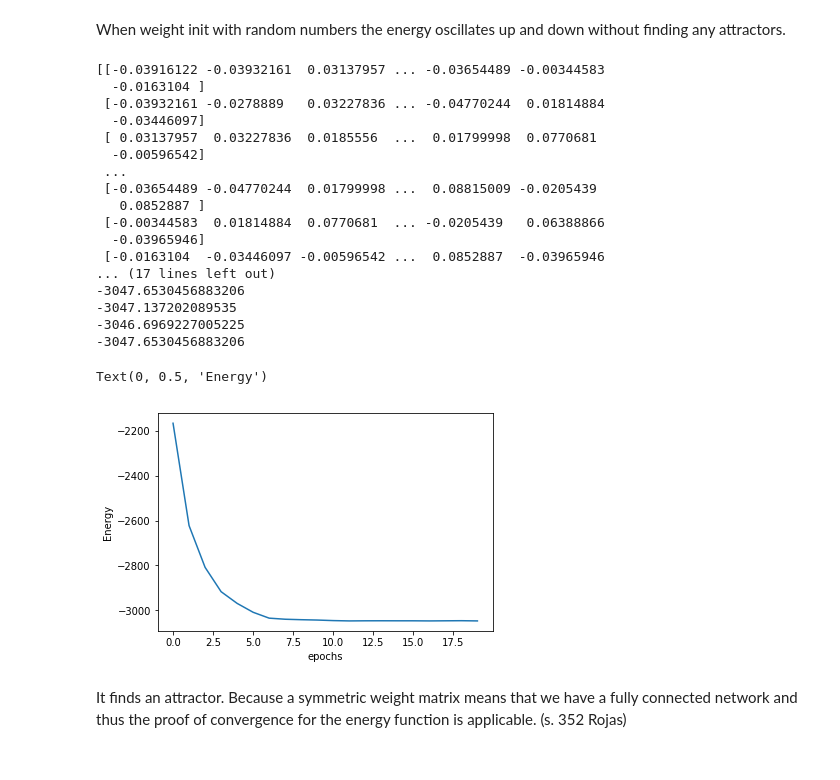
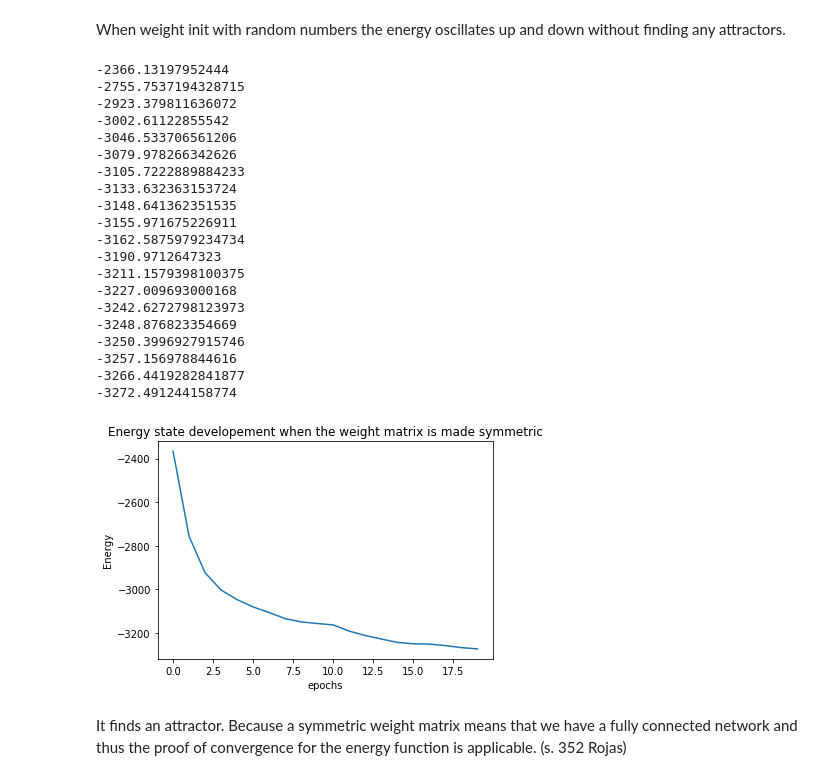
Before and after one commit to smallgreycreatures/DD2437, a Jupyter notebook: lab3/3.3.ipynb, the cells around one changed output. Saved outputs shown, nothing was run; the diff lists cells and outputs as text; code cells hidden in the pictures.

Commit message:
plots are lookin good!

```diff
--- a/lab3/3.3.ipynb
+++ b/lab3/3.3.ipynb
@@ -165,35 +165,39 @@ When weight init with random numbers the energy oscillates up and down without f
 # %%
 mu = 0
 sigma = 0.1
 W = np.random.normal(mu,sigma,(train_X.shape[1],train_X.shape[1]))
 W =1/2*(W+W.T)
-print(W)
+
 epochs = 20
 x, energy_s = find_pattern_async_energy(data[10],W,epochs)
 
 plt.figure()
 plt.plot(np.arange(epochs),energy_s)
+plt.title('Energy state developement when the weight matrix is made symmetric')
 plt.xlabel("epochs")
 plt.ylabel("Energy")
+plt.show()
 # %% [output]
-[[-0.03916122 -0.03932161  0.03137957 ... -0.03654489 -0.00344583
-  -0.0163104 ]
- [-0.03932161 -0.0278889   0.03227836 ... -0.04770244  0.01814884
-  -0.03446097]
- [ 0.03137957  0.03227836  0.0185556  ...  0.01799998  0.0770681
-  -0.00596542]
- ...
- [-0.03654489 -0.04770244  0.01799998 ...  0.08815009 -0.0205439
-   0.0852887 ]
- [-0.00344583  0.01814884  0.0770681  ... -0.0205439   0.06388866
-  -0.03965946]
- [-0.0163104  -0.03446097 -0.00596542 ...  0.0852887  -0.03965946
-... (17 lines left out)
--3047.6530456883206
--3047.137202089535
--3046.6969227005225
--3047.6530456883206
+-2366.13197952444
+-2755.7537194328715
+-2923.379811636072
+-3002.61122855542
+-3046.533706561206
+-3079.978266342626
+-3105.7222889884233
+-3133.632363153724
+-3148.641362351535
+-3155.971675226911
+-3162.5875979234734
+-3190.9712647323
+-3211.1579398100375
+-3227.009693000168
+-3242.6272798123973
+-3248.876823354669
+-3250.3996927915746
+-3257.156978844616
+-3266.4419282841877
+-3272.491244158774
-Text(0, 0.5, 'Energy')
-[figure, old version]
+[figure, new version]
 # %% [markdown]
 It finds an attractor. Because a symmetric weight matrix means that we have a fully connected network and thus the proof of convergence for the energy function is applicable. (s. 352 Rojas)
```
Also changed, not shown: 1 other file.
